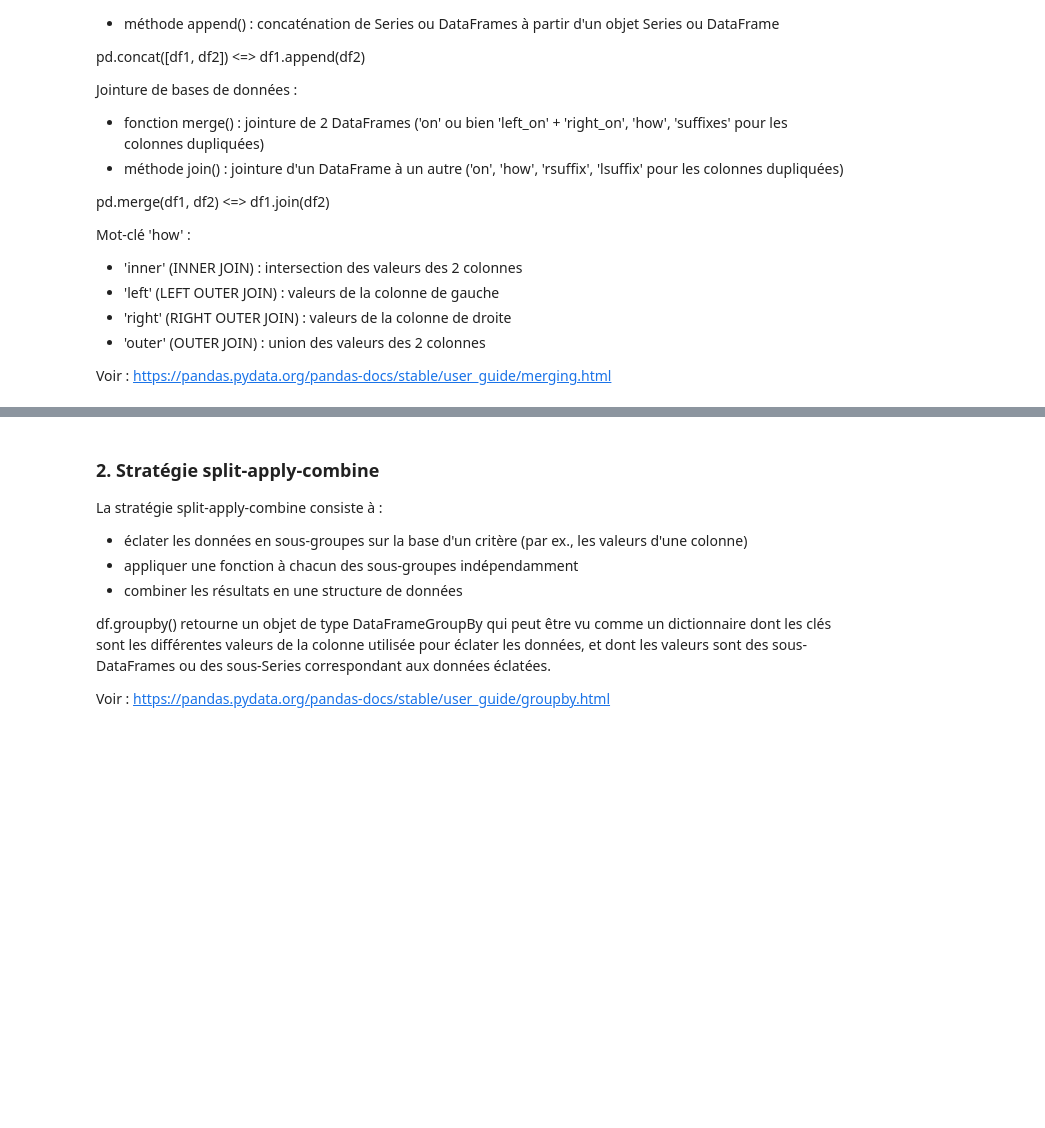
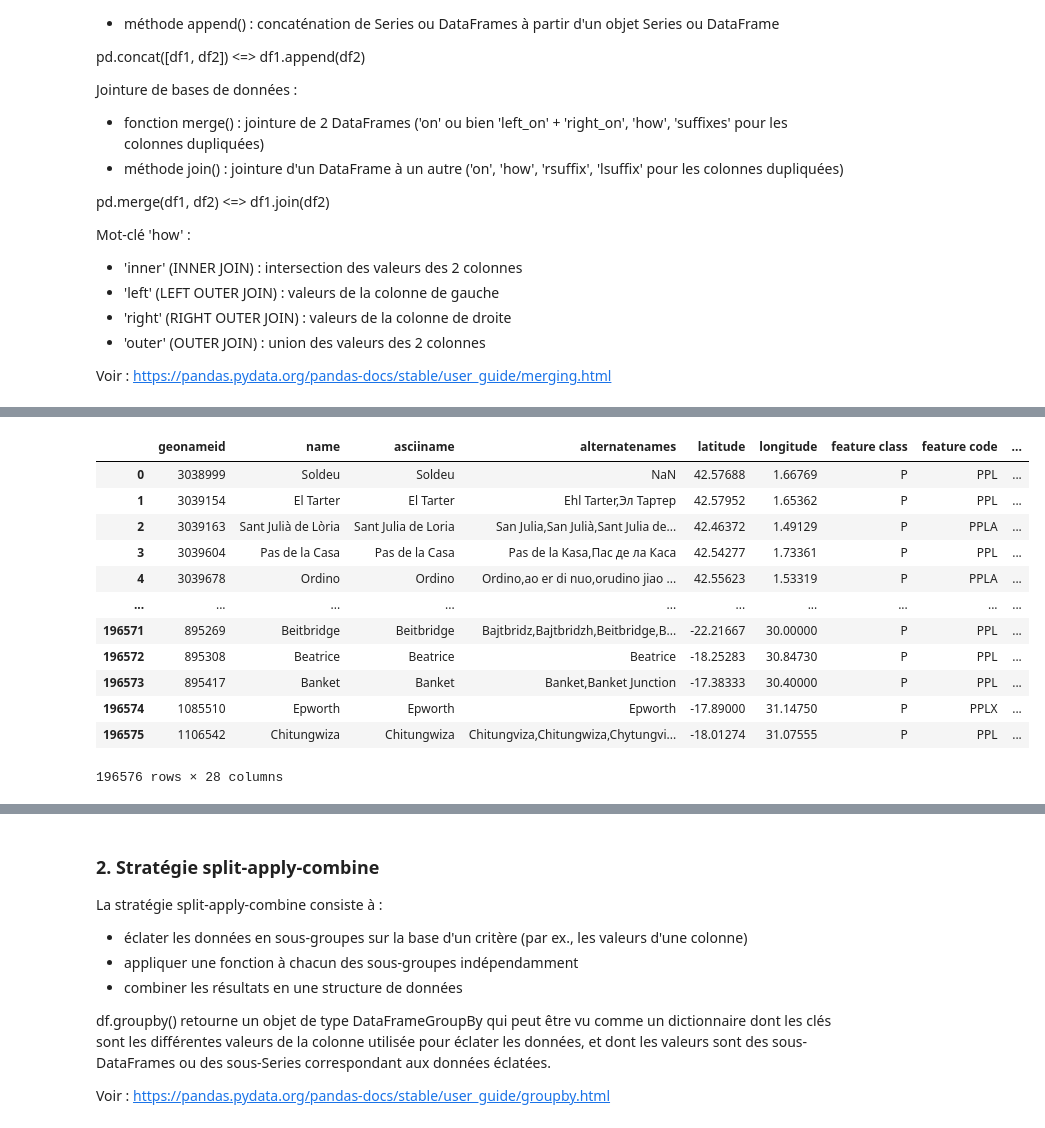
Before and after one commit to fran6w/INFMDI-721, a Jupyter notebook: session5/session5.ipynb, the cells around one changed output, grey strips where cells are left out. Cells and saved outputs as stored; diff of their text form; code cells hidden in the pictures; blank space fills up the shorter version.

```diff
--- a/session5/session5.ipynb
+++ b/session5/session5.ipynb
@@ -101,0 +175,16 @@ df.head()
+# %%
+pd.read_pickle('df_geo.dat')
+# %% [output]
+|  | geonameid | name | asciiname | alternatenames | latitude | longitude | feature class | feature code | ... |
+| 0 | 3038999 | Soldeu | Soldeu | NaN | 42.57688 | 1.66769 | P | PPL | ... |
+| 1 | 3039154 | El Tarter | El Tarter | Ehl Tarter,Эл Тартер | 42.57952 | 1.65362 | P | PPL | ... |
+| 2 | 3039163 | Sant Julià de Lòria | Sant Julia de Loria | San Julia,San Julià,Sant Julia de... | 42.46372 | 1.49129 | P | PPLA | ... |
+| 3 | 3039604 | Pas de la Casa | Pas de la Casa | Pas de la Kasa,Пас де ла Каса | 42.54277 | 1.73361 | P | PPL | ... |
+| 4 | 3039678 | Ordino | Ordino | Ordino,ao er di nuo,orudino jiao ... | 42.55623 | 1.53319 | P | PPLA | ... |
+| ... | ... | ... | ... | ... | ... | ... | ... | ... | ... |
+| 196571 | 895269 | Beitbridge | Beitbridge | Bajtbridz,Bajtbridzh,Beitbridge,B... | -22.21667 | 30.00000 | P | PPL | ... |
+| 196572 | 895308 | Beatrice | Beatrice | Beatrice | -18.25283 | 30.84730 | P | PPL | ... |
+| 196573 | 895417 | Banket | Banket | Banket,Banket Junction | -17.38333 | 30.40000 | P | PPL | ... |
+| 196574 | 1085510 | Epworth | Epworth | Epworth | -17.89000 | 31.14750 | P | PPLX | ... |
+| 196575 | 1106542 | Chitungwiza | Chitungwiza | Chitungviza,Chitungwiza,Chytungvi... | -18.01274 | 31.07555 | P | PPL | ... |
+196576 rows × 28 columns
```
Also changed, not shown: parts of 74 cells of this notebook.
